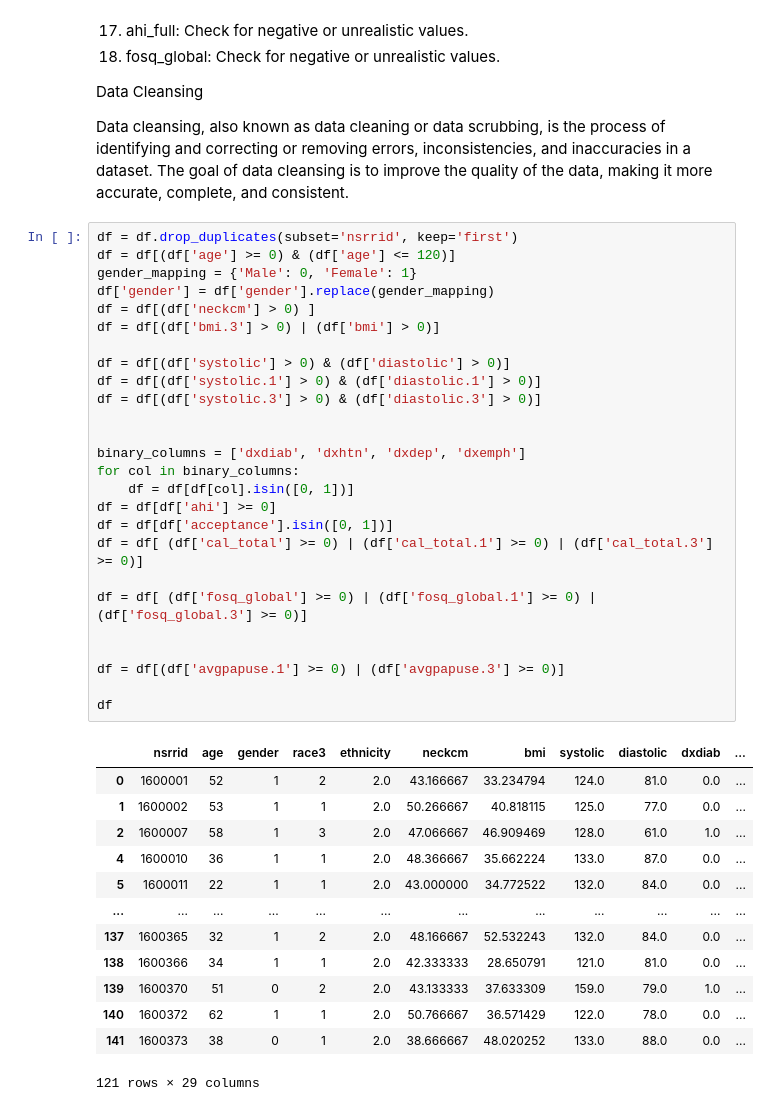
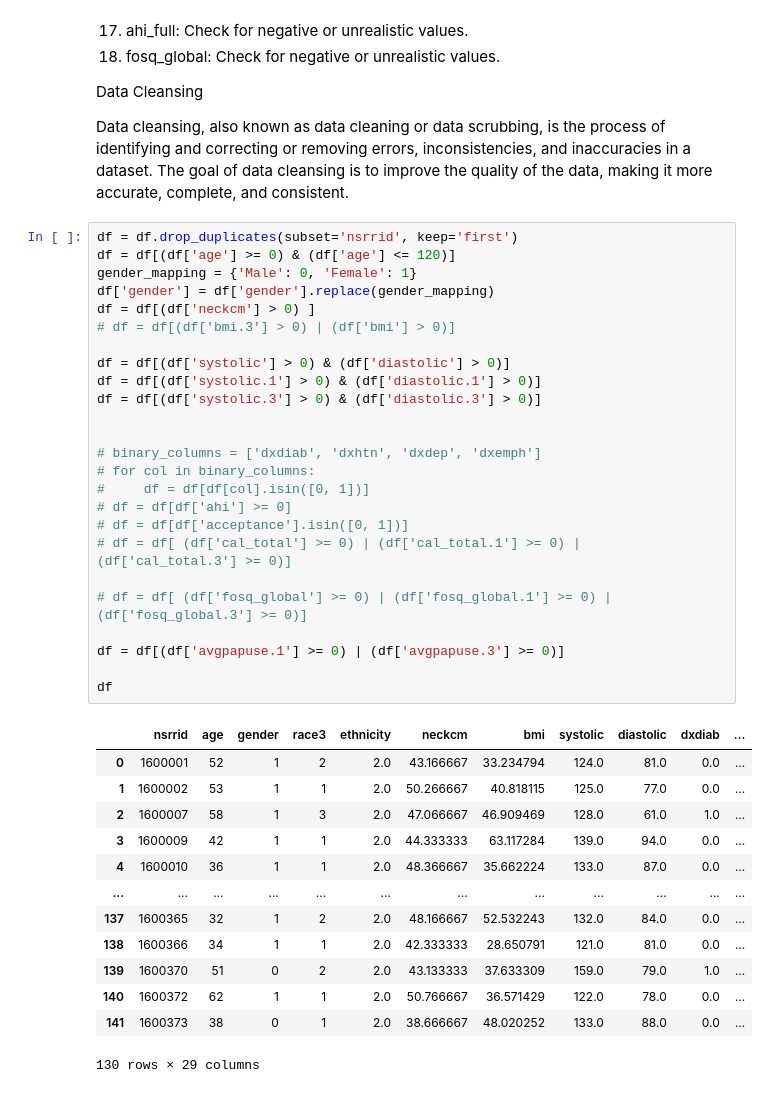
Before and after one commit to irwinjacky/data_wrangling_biobytes, a Jupyter notebook: data_profiling.ipynb, the cells around one changed output. Cells and saved outputs as stored; diff of their text form.

```diff
--- a/data_profiling.ipynb
+++ b/data_profiling.ipynb
@@ -81,43 +81,42 @@ Data cleansing, also known as data cleaning or data scrubbing, is the process of
 # %%
 df = df.drop_duplicates(subset='nsrrid', keep='first')
 df = df[(df['age'] >= 0) & (df['age'] <= 120)]
 gender_mapping = {'Male': 0, 'Female': 1}
 df['gender'] = df['gender'].replace(gender_mapping)
 df = df[(df['neckcm'] > 0) ]
-df = df[(df['bmi.3'] > 0) | (df['bmi'] > 0)]
+# df = df[(df['bmi.3'] > 0) | (df['bmi'] > 0)]
 
 df = df[(df['systolic'] > 0) & (df['diastolic'] > 0)]
 df = df[(df['systolic.1'] > 0) & (df['diastolic.1'] > 0)]
 df = df[(df['systolic.3'] > 0) & (df['diastolic.3'] > 0)]
 
 
-binary_columns = ['dxdiab', 'dxhtn', 'dxdep', 'dxemph']
-for col in binary_columns:
-    df = df[df[col].isin([0, 1])]
-df = df[df['ahi'] >= 0]
-df = df[df['acceptance'].isin([0, 1])]
-df = df[ (df['cal_total'] >= 0) | (df['cal_total.1'] >= 0) | (df['cal_total.3'] >= 0)]
+# binary_columns = ['dxdiab', 'dxhtn', 'dxdep', 'dxemph']
+# for col in binary_columns:
+#     df = df[df[col].isin([0, 1])]
+# df = df[df['ahi'] >= 0]
+# df = df[df['acceptance'].isin([0, 1])]
+# df = df[ (df['cal_total'] >= 0) | (df['cal_total.1'] >= 0) | (df['cal_total.3'] >= 0)]
 
-df = df[ (df['fosq_global'] >= 0) | (df['fosq_global.1'] >= 0) | (df['fosq_global.3'] >= 0)]
-
+# df = df[ (df['fosq_global'] >= 0) | (df['fosq_global.1'] >= 0) | (df['fosq_global.3'] >= 0)]
 
 df = df[(df['avgpapuse.1'] >= 0) | (df['avgpapuse.3'] >= 0)]
 
 df
 # %% [output]
 |  | nsrrid | age | gender | race3 | ethnicity | neckcm | bmi | systolic | diastolic | dxdiab | ... |
 | 0 | 1600001 | 52 | 1 | 2 | 2.0 | 43.166667 | 33.234794 | 124.0 | 81.0 | 0.0 | ... |
 | 1 | 1600002 | 53 | 1 | 1 | 2.0 | 50.266667 | 40.818115 | 125.0 | 77.0 | 0.0 | ... |
 | 2 | 1600007 | 58 | 1 | 3 | 2.0 | 47.066667 | 46.909469 | 128.0 | 61.0 | 1.0 | ... |
+| 3 | 1600009 | 42 | 1 | 1 | 2.0 | 44.333333 | 63.117284 | 139.0 | 94.0 | 0.0 | ... |
 | 4 | 1600010 | 36 | 1 | 1 | 2.0 | 48.366667 | 35.662224 | 133.0 | 87.0 | 0.0 | ... |
-| 5 | 1600011 | 22 | 1 | 1 | 2.0 | 43.000000 | 34.772522 | 132.0 | 84.0 | 0.0 | ... |
 | ... | ... | ... | ... | ... | ... | ... | ... | ... | ... | ... | ... |
 | 137 | 1600365 | 32 | 1 | 2 | 2.0 | 48.166667 | 52.532243 | 132.0 | 84.0 | 0.0 | ... |
 | 138 | 1600366 | 34 | 1 | 1 | 2.0 | 42.333333 | 28.650791 | 121.0 | 81.0 | 0.0 | ... |
 | 139 | 1600370 | 51 | 0 | 2 | 2.0 | 43.133333 | 37.633309 | 159.0 | 79.0 | 1.0 | ... |
 | 140 | 1600372 | 62 | 1 | 1 | 2.0 | 50.766667 | 36.571429 | 122.0 | 78.0 | 0.0 | ... |
 | 141 | 1600373 | 38 | 0 | 1 | 2.0 | 38.666667 | 48.020252 | 133.0 | 88.0 | 0.0 | ... |
-121 rows × 29 columns
+130 rows × 29 columns
 # %%
 df_clean = df.dropna(subset=['fosq_global'])
 
```
Also changed, not shown: parts of 1 cell of this notebook, 1 other file.
